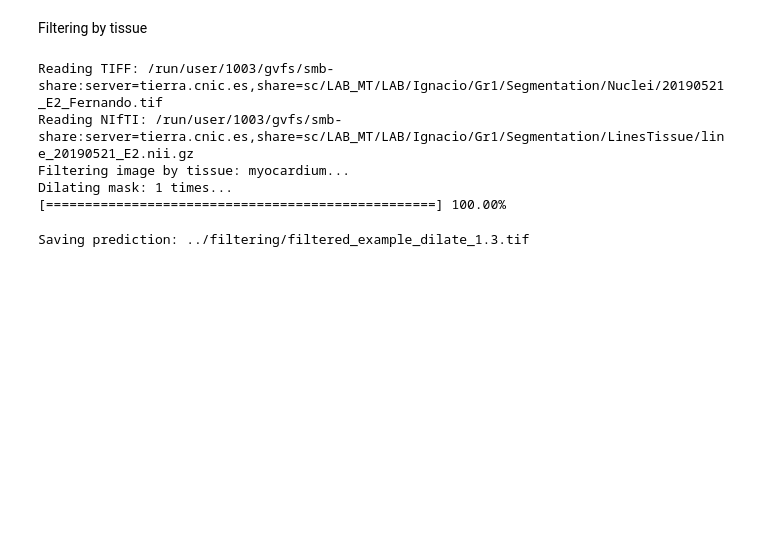
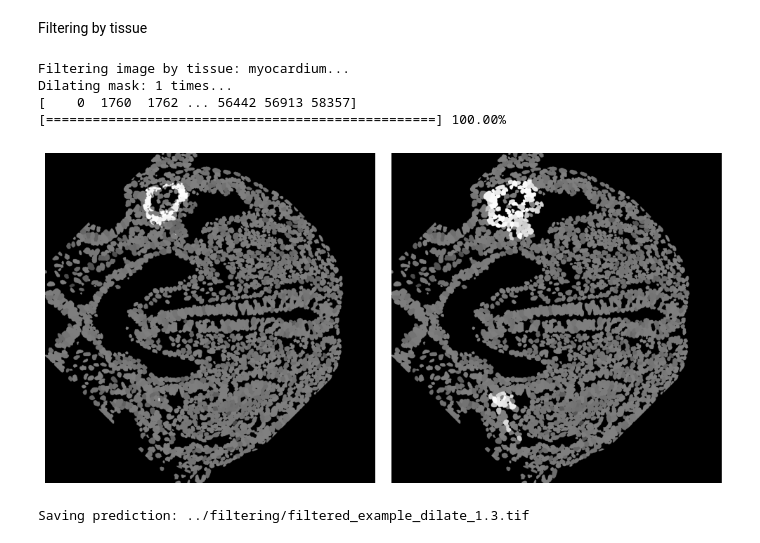
Before and after one commit to ignacio-ms/PyMorph, a Jupyter notebook: notebooks/3-cardiac_region.ipynb, the cells around one changed output. Drawn from its saved outputs; the diff is of its cells as text; code cells hidden in the pictures; blank space fills up the shorter version.

Commit message:
Tissue filter fix

```diff
--- a/notebooks/3-cardiac_region.ipynb
+++ b/notebooks/3-cardiac_region.ipynb
@@ -15,4 +15,4 @@ cut = cr.crop_img(img_path, margins)
 # %%
-lines = imaging.read_nii(line_path)
-img = imaging.read_tiff(img_path)
-zeros = np.zeros(img.shape)
+lines = imaging.read_nii(line_path, verbose=1)
+img = imaging.read_tiff(img_path, verbose=1)
+# zeros = np.zeros(img.shape)
@@ -37,23 +86,38 @@ Filtering by tissue
 # %%
 import cv2
 
-line_path = v.data_path + 'Gr1/Segmentation/LinesTissue/line_20190521_E2.nii.gz'
-img_path = v.data_path + 'Gr1/Segmentation/Nuclei/20190521_E2_Fernando.tif'
+# line_path = v.data_path + 'Gr1/Segmentation/LinesTissue/line_20190521_E2.nii.gz'
+# img_path = v.data_path + 'Gr1/Segmentation/Nuclei/20190521_E2_Fernando.tif'
+#
+# img = imaging.read_tiff(img_path, verbose=1)
+# lines = imaging.read_nii(line_path, verbose=1)
 
-img = imaging.read_tiff(img_path, verbose=1)
-lines = imaging.read_nii(line_path, verbose=1)
-
-filtered_img = cr.filter_by_tissue(
+filtered_img = filter_by_tissue(
     img, lines, tissue_name='myocardium',
     dilate=1, dilate_size=3,
     verbose=1
 )
 # %% [output]
-Reading TIFF: /run/user/1003/gvfs/smb-share:server=tierra.cnic.es,share=sc/LAB_MT/LAB/Ignacio/Gr1/Segmentation/Nuclei/20190521_E2_Fernando.tif
-Reading NIfTI: /run/user/1003/gvfs/smb-share:server=tierra.cnic.es,share=sc/LAB_MT/LAB/Ignacio/Gr1/Segmentation/LinesTissue/line_20190521_E2.nii.gz
 Filtering image by tissue: myocardium...
 Dilating mask: 1 times...
+[    0  1760  1762 ... 56442 56913 58357]
 [==================================================] 100.00%
+# %%
+import matplotlib.pyplot as plt
+
+plt.figure(figsize=(10, 5))
+
+myocardium = np.isin(lines, v.lines['myocardium'])
+
+plt.subplot(121); plt.imshow(img[..., 180], cmap='gray'); plt.axis('off')
+plt.imshow(myocardium[..., 180], cmap='gray', alpha=.5)
+
+plt.subplot(122); plt.imshow(img[..., 180], cmap='gray'); plt.axis('off')
+plt.imshow(filtered_img[..., 180], cmap='gray', alpha=.5)
+plt.tight_layout()
+plt.show()
+# %% [output]
+[figure, added]
 # %%
 imaging.save_prediction(
     filtered_img, '../filtering/filtered_example_dilate_1.3.tif',
```
Also changed, not shown: parts of 5 cells of this notebook, 1 other file.
